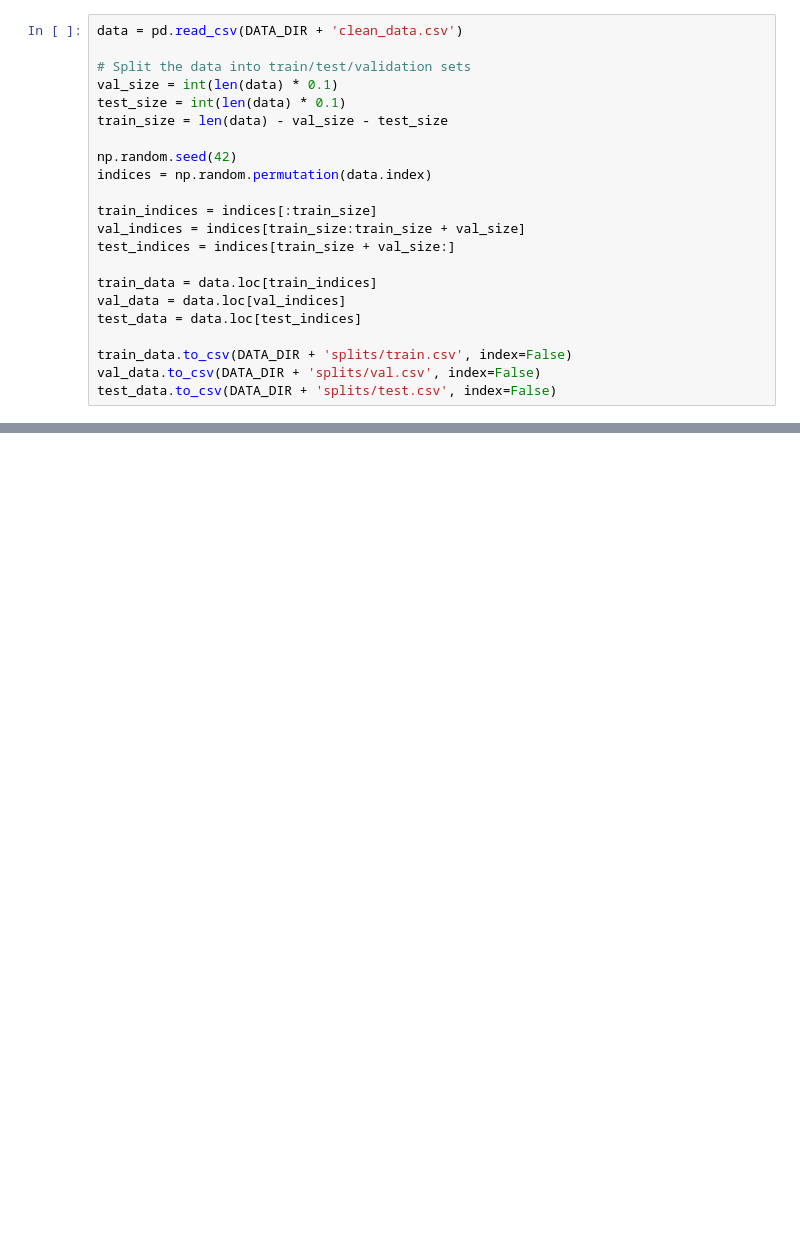
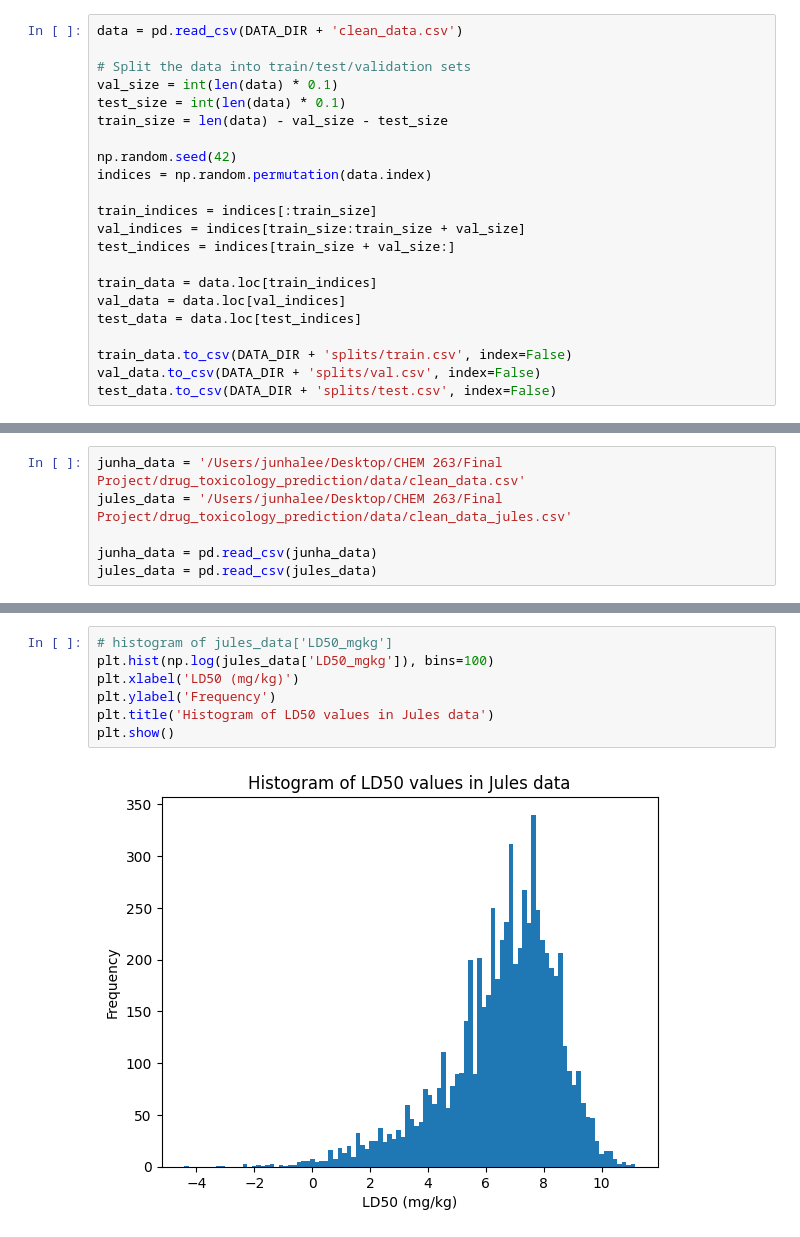
Before and after one commit to junhakunha/drug_toxicology_prediction, a Jupyter notebook: notebooks/J01_data_cleaning.ipynb, the cells around one changed output, grey strips where cells are left out. Saved outputs shown, nothing was run; the diff lists cells and outputs as text; blank space fills up the shorter version.

Commit message:
second sync w jules

```diff
--- a/notebooks/J01_data_cleaning.ipynb
+++ b/notebooks/J01_data_cleaning.ipynb
@@ -78,0 +177,6 @@ test_data.to_csv(DATA_DIR + 'splits/test.csv', index=False)
+# %%
+junha_data = '/Users/junhalee/Desktop/CHEM 263/Final Project/drug_toxicology_prediction/data/clean_data.csv'
+jules_data = '/Users/junhalee/Desktop/CHEM 263/Final Project/drug_toxicology_prediction/data/clean_data_jules.csv'
+
+junha_data = pd.read_csv(junha_data)
+jules_data = pd.read_csv(jules_data)
@@ -78,0 +233,9 @@ test_data.to_csv(DATA_DIR + 'splits/test.csv', index=False)
+# %%
+# histogram of jules_data['LD50_mgkg']
+plt.hist(np.log(jules_data['LD50_mgkg']), bins=100)
+plt.xlabel('LD50 (mg/kg)')
+plt.ylabel('Frequency')
+plt.title('Histogram of LD50 values in Jules data')
+plt.show()
+# %% [output]
+[figure, added]
```
Also changed, not shown: parts of 7 cells of this notebook, 15 other files.
